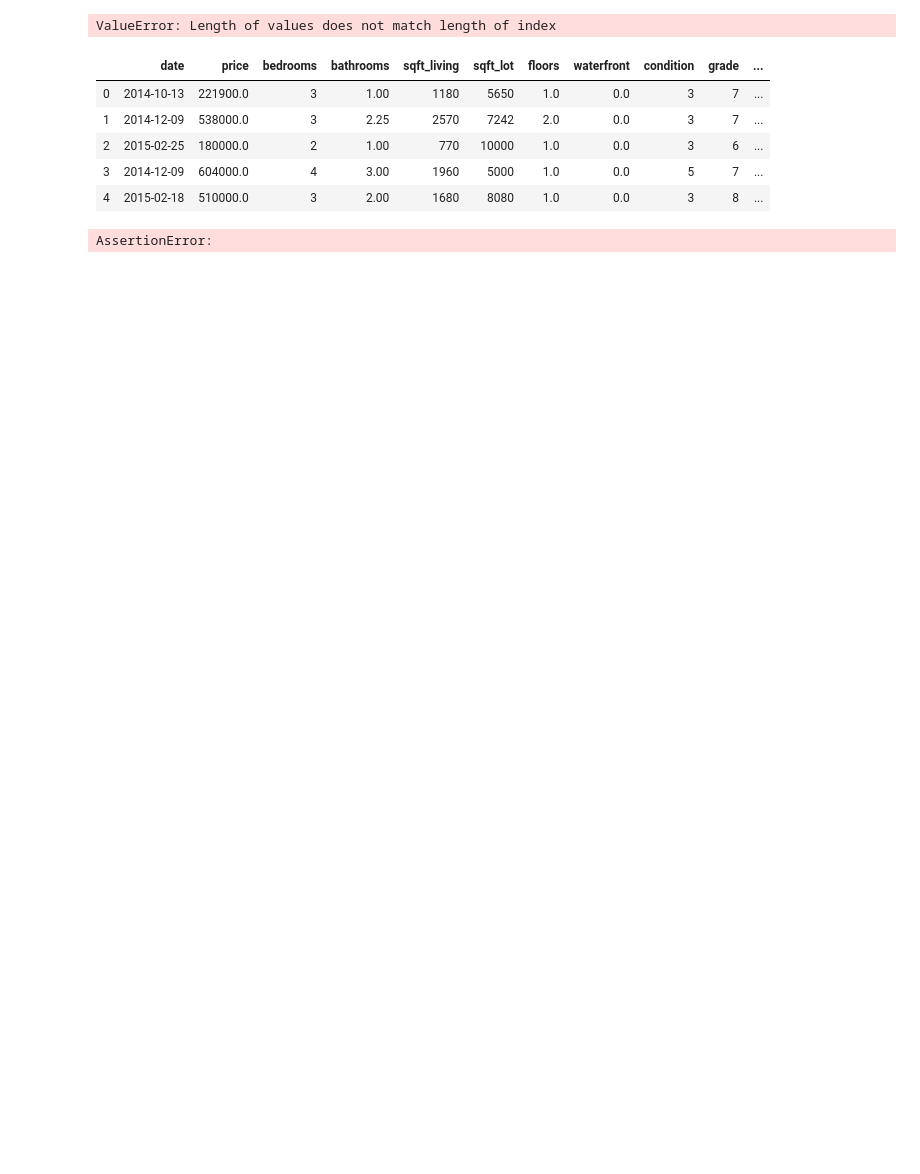
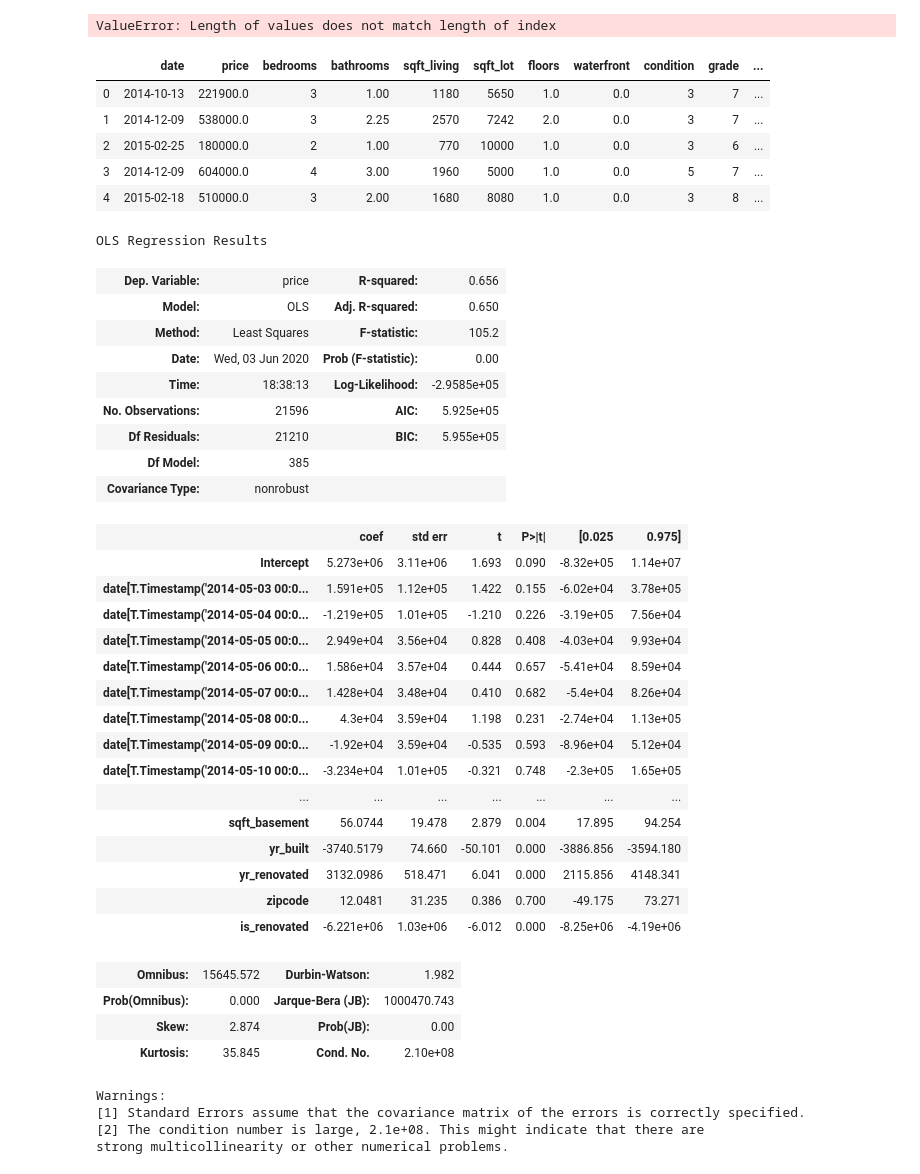
Before and after one commit to EricaSG/dsc-mod-2-project-v2-1-onl01-dtsc-ft-041320, a Jupyter notebook: student.ipynb, the cells around one changed output. Cells and saved outputs as stored; diff of their text form; code cells hidden in the pictures; blank space fills up the shorter version.

Commit message:
Day 3: See Best Model at the bottom

```diff
--- a/student.ipynb
+++ b/student.ipynb
@@ -360,9 +358,3 @@ df_cont = df_cont.drop(['sqft_above'], axis=1) #sqrt living and above are collin
 * Whats the best month/time of year for buying and selling? (build model to predict year)
 
 #### Future work: predict property taxes
-# %%
-#Temporalily Remove the date column from the continuous variable dataframe. Though it
-#is continuous, we wont be able to perform mathemtical equations with this column. We
-#will add it back in later
-norm_check = df_cont.drop(['date', 'sqft_living'], axis=1)
-norm_check.head()
@@ -1471,19 +1421,46 @@ df.head()
 # %%
 import statsmodels.api as sm
 from statsmodels.formula.api import ols
 
-# a = 'price'
-# b = df.drop(a, axis=1)
-#pred_sum = '+'.join(b.columns)
-#f = a+'~'+'sqft_living'+'bathrooms'
+a = 'price'
+b = df.drop(a, axis=1)
+pred_sum = '+'.join(b.columns)
+f = a+'~'+pred_sum
 
-# model = ols(formula=f, data=df).fit()
-# model.summary()
-# y = 'price'
-# x = df.drop(y, axis=1)
-# mymodel = ols(y,x,'price',x.columns)
-
-formula = 'price ~ sqft_living+bathrooms+%yard+yr_built'
-model = ols(formula=formula, data=df).fit()
+model = ols(formula=f, data=df).fit()
+model.summary()
 # %% [output]
-AssertionError:
+OLS Regression Results
+| Dep. Variable: | price | R-squared: | 0.656 |
+| Model: | OLS | Adj. R-squared: | 0.650 |
+| Method: | Least Squares | F-statistic: | 105.2 |
+| Date: | Wed, 03 Jun 2020 | Prob (F-statistic): | 0.00 |
+| Time: | 18:38:13 | Log-Likelihood: | -2.9585e+05 |
+| No. Observations: | 21596 | AIC: | 5.925e+05 |
+| Df Residuals: | 21210 | BIC: | 5.955e+05 |
+| Df Model: | 385 |  |  |
+| Covariance Type: | nonrobust |  |  |
+|  | coef | std err | t | P>|t| | [0.025 | 0.975] |
+| Intercept | 5.273e+06 | 3.11e+06 | 1.693 | 0.090 | -8.32e+05 | 1.14e+07 |
+| date[T.Timestamp('2014-05-03 00:0... | 1.591e+05 | 1.12e+05 | 1.422 | 0.155 | -6.02e+04 | 3.78e+05 |
+| date[T.Timestamp('2014-05-04 00:0... | -1.219e+05 | 1.01e+05 | -1.210 | 0.226 | -3.19e+05 | 7.56e+04 |
+| date[T.Timestamp('2014-05-05 00:0... | 2.949e+04 | 3.56e+04 | 0.828 | 0.408 | -4.03e+04 | 9.93e+04 |
+| date[T.Timestamp('2014-05-06 00:0... | 1.586e+04 | 3.57e+04 | 0.444 | 0.657 | -5.41e+04 | 8.59e+04 |
+| date[T.Timestamp('2014-05-07 00:0... | 1.428e+04 | 3.48e+04 | 0.410 | 0.682 | -5.4e+04 | 8.26e+04 |
+| date[T.Timestamp('2014-05-08 00:0... | 4.3e+04 | 3.59e+04 | 1.198 | 0.231 | -2.74e+04 | 1.13e+05 |
+| date[T.Timestamp('2014-05-09 00:0... | -1.92e+04 | 3.59e+04 | -0.535 | 0.593 | -8.96e+04 | 5.12e+04 |
+| date[T.Timestamp('2014-05-10 00:0... | -3.234e+04 | 1.01e+05 | -0.321 | 0.748 | -2.3e+05 | 1.65e+05 |
+| ... | ... | ... | ... | ... | ... | ... |
+| sqft_basement | 56.0744 | 19.478 | 2.879 | 0.004 | 17.895 | 94.254 |
+| yr_built | -3740.5179 | 74.660 | -50.101 | 0.000 | -3886.856 | -3594.180 |
+| yr_renovated | 3132.0986 | 518.471 | 6.041 | 0.000 | 2115.856 | 4148.341 |
+| zipcode | 12.0481 | 31.235 | 0.386 | 0.700 | -49.175 | 73.271 |
+| is_renovated | -6.221e+06 | 1.03e+06 | -6.012 | 0.000 | -8.25e+06 | -4.19e+06 |
+| Omnibus: | 15645.572 | Durbin-Watson: | 1.982 |
+| Prob(Omnibus): | 0.000 | Jarque-Bera (JB): | 1000470.743 |
+| Skew: | 2.874 | Prob(JB): | 0.00 |
+| Kurtosis: | 35.845 | Cond. No. | 2.10e+08 |
+Warnings:
+[1] Standard Errors assume that the covariance matrix of the errors is correctly specified.
+[2] The condition number is large, 2.1e+08. This might indicate that there are
+strong multicollinearity or other numerical problems.
```
Also changed, not shown: parts of 19 cells of this notebook.
